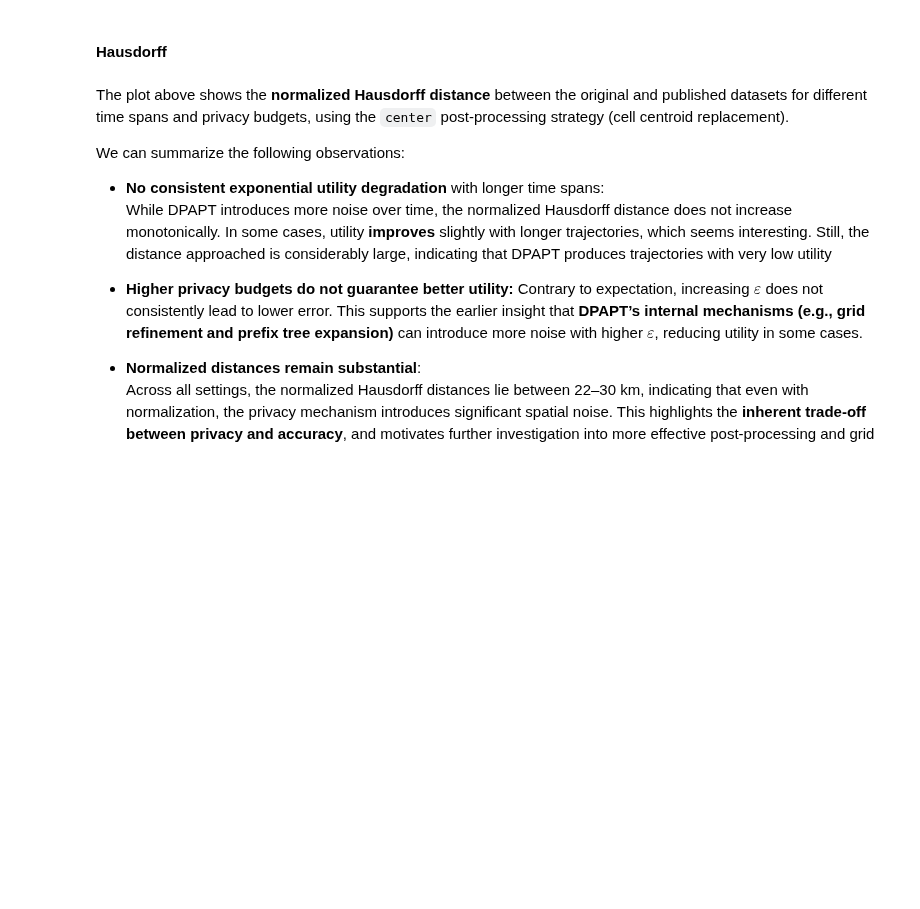
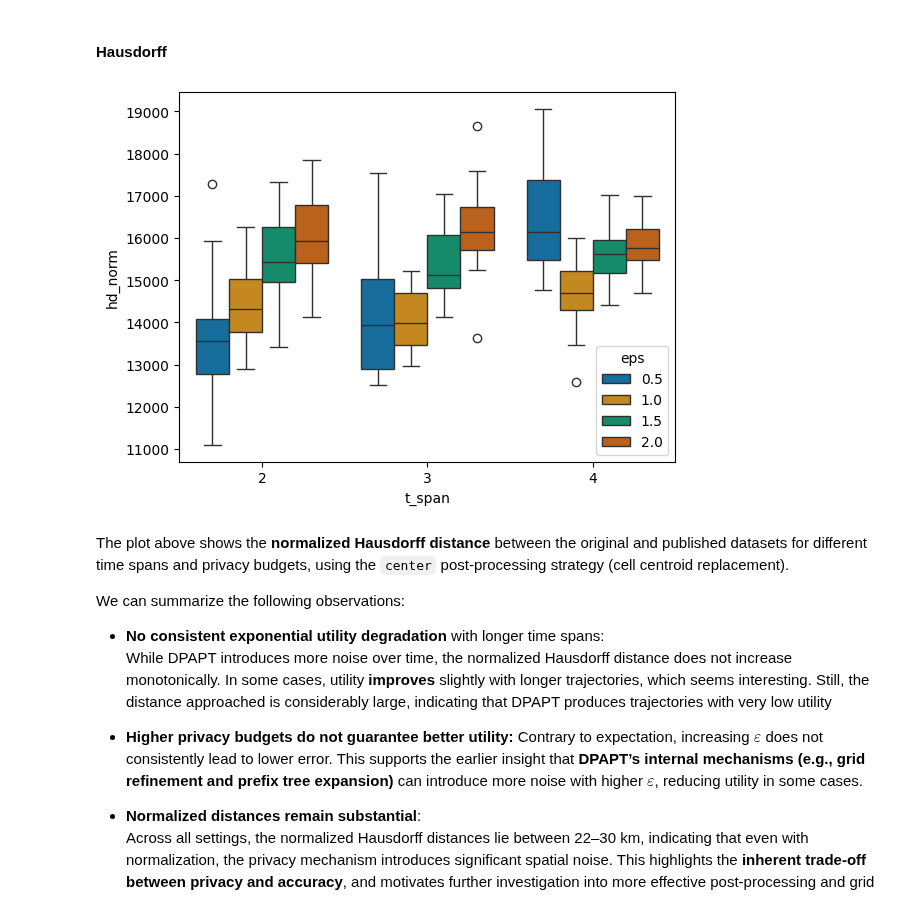
Before and after one commit to lorenzHeinrich/dp-trajectory-publication, a Jupyter notebook: notebooks/evaulation.ipynb, the cells around one changed output. Cells and saved outputs as stored; diff of their text form; code cells hidden in the pictures; blank space fills up the shorter version.

```diff
--- a/notebooks/evaulation.ipynb
+++ b/notebooks/evaulation.ipynb
@@ -221,5 +139,12 @@ indiv_hd["indiv_hd_norm"] = indiv_hd["individual_hausdorff"] / np.sqrt(2 * indiv
 # %%
 # fix_eps = {"eps": 1}
-basic_t_range_center_pp = filter_df(basic_stats, {**pp_center})
-hd_boxplot(basic_t_range_center_pp, ax=plt.gca(), title="Hausdorff Distance (Center PP)")
+sns.boxplot(
+    data=basic_stats,
+    x="t_span",
+    y="hd_norm",
+    hue="eps",
+    palette="colorblind",
+)
 plt.show()
+# %% [output]
+[figure, added]
```
Also changed, not shown: parts of 36 cells of this notebook, 3 other files.
